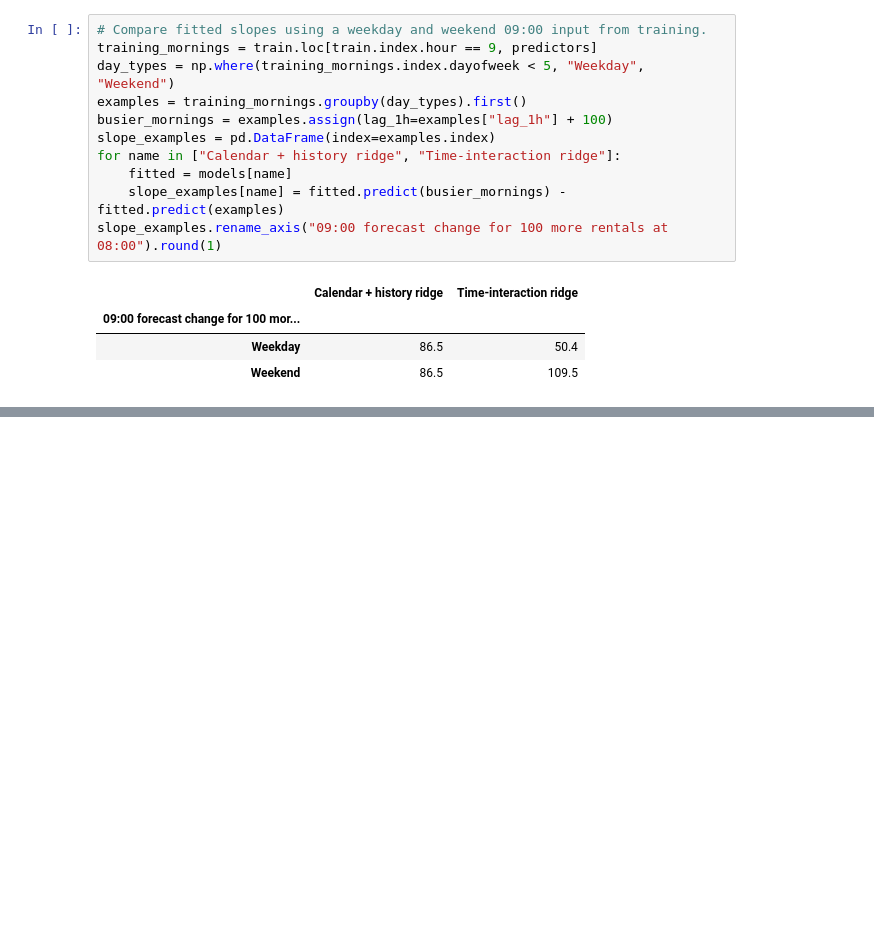
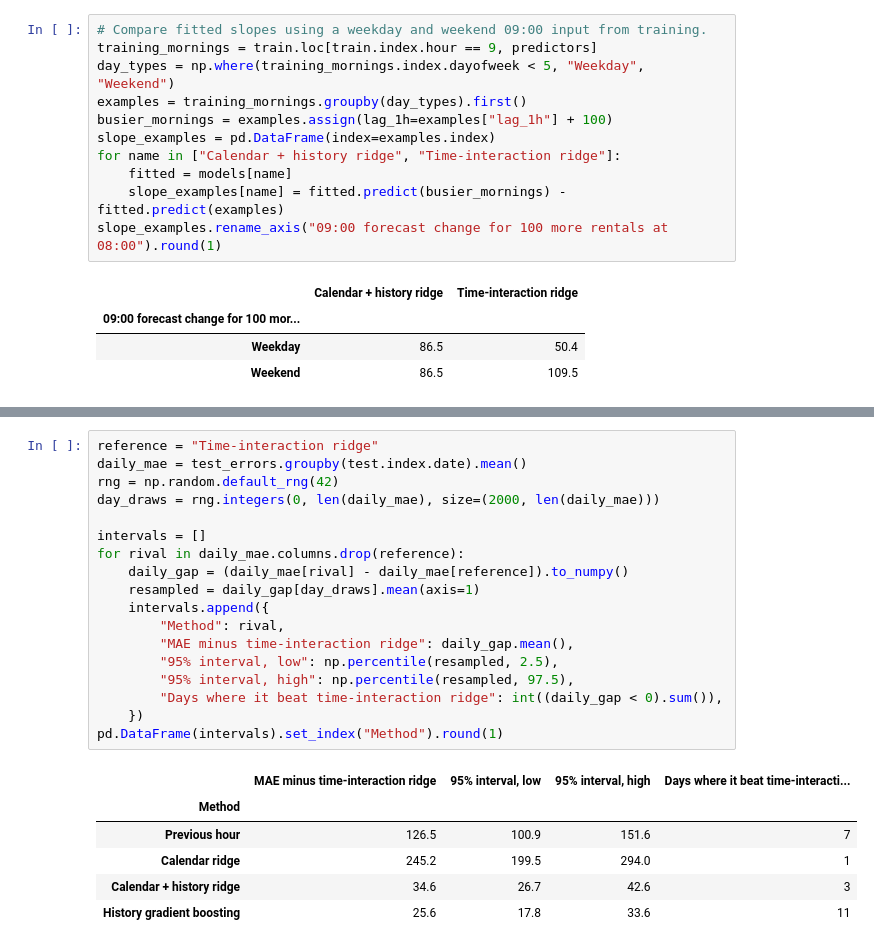
Before and after one commit to daidaibunny/258, a Jupyter notebook: seoul_bike_demand.ipynb, the cells around one changed output, grey strips where cells are left out. Cells and saved outputs as stored; diff of their text form; blank space fills up the shorter version.

```diff
--- a/seoul_bike_demand.ipynb
+++ b/seoul_bike_demand.ipynb
@@ -338,0 +377,25 @@ The remaining work and its owners are listed in the [team handoff](https://githu
+# %%
+reference = "Time-interaction ridge"
+daily_mae = test_errors.groupby(test.index.date).mean()
+rng = np.random.default_rng(42)
+day_draws = rng.integers(0, len(daily_mae), size=(2000, len(daily_mae)))
+
+intervals = []
+for rival in daily_mae.columns.drop(reference):
+    daily_gap = (daily_mae[rival] - daily_mae[reference]).to_numpy()
+    resampled = daily_gap[day_draws].mean(axis=1)
+    intervals.append({
+        "Method": rival,
+        "MAE minus time-interaction ridge": daily_gap.mean(),
+        "95% interval, low": np.percentile(resampled, 2.5),
+        "95% interval, high": np.percentile(resampled, 97.5),
+        "Days where it beat time-interaction ridge": int((daily_gap < 0).sum()),
+    })
+pd.DataFrame(intervals).set_index("Method").round(1)
+# %% [output]
+|  | MAE minus time-interaction ridge | 95% interval, low | 95% interval, high | Days where it beat time-interacti... |
+| Method |  |  |  |  |
+| Previous hour | 126.5 | 100.9 | 151.6 | 7 |
+| Calendar ridge | 245.2 | 199.5 | 294.0 | 1 |
+| Calendar + history ridge | 34.6 | 26.7 | 42.6 | 3 |
+| History gradient boosting | 25.6 | 17.8 | 33.6 | 11 |
```
Also changed, not shown: parts of 17 cells of this notebook, 2 other files.
